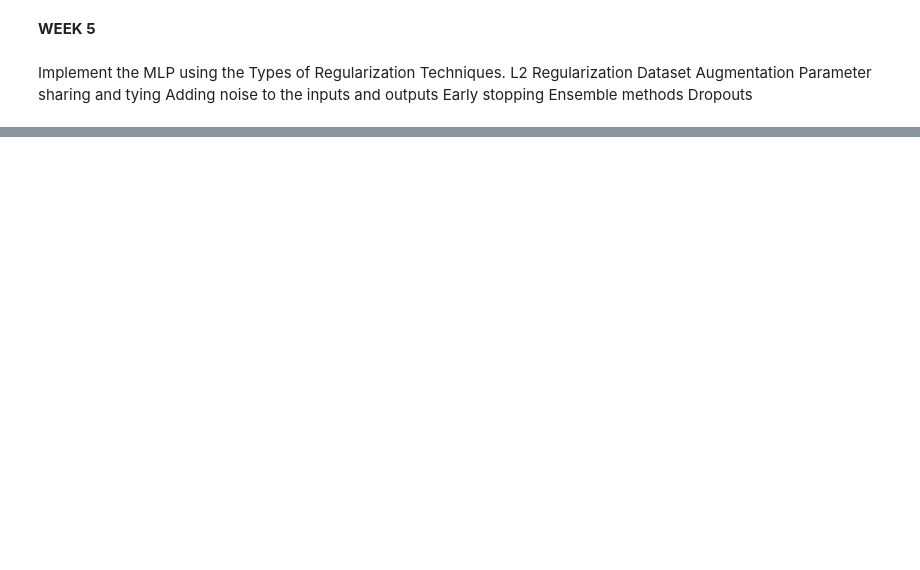
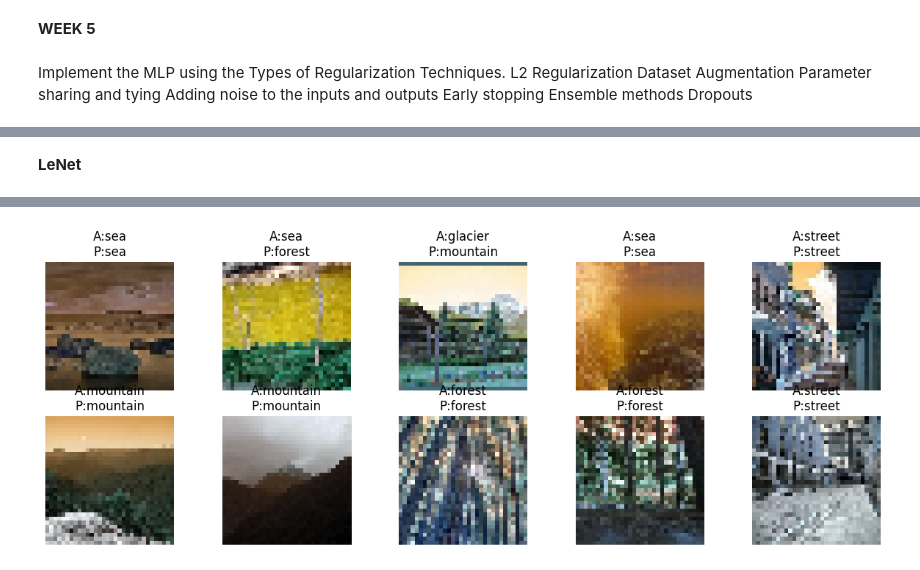
Before and after one commit to RithwikMohan/DeepLearning, a Jupyter notebook: DL_Assignment.ipynb, the cells around one changed output, grey strips where cells are left out. Drawn from its saved outputs; the diff is of its cells as text; code cells hidden in the pictures; blank space fills up the shorter version.

```diff
--- a/DL_Assignment.ipynb
+++ b/DL_Assignment.ipynb
@@ -657,0 +940,70 @@ Parameter Sharing Accuracy: 0.5249999761581421
+# %%
+X_train, X_test, y_train, y_test = train_test_split(
+    X, y, test_size=0.2, stratify=y, random_state=42
+)
+# %%
+def show_predictions(model, X, y, num=10):
+    preds = model.predict(X[:num])
+
+    plt.figure(figsize=(15,5))
+    for i in range(num):
+        plt.subplot(2,5,i+1)
+        plt.imshow(X[i])
+
+        actual = classes[y[i]]
+        pred = classes[np.argmax(preds[i])]
+
+        plt.title(f"A:{actual}\nP:{pred}")
+        plt.axis('off')
+    plt.show()
+# %% [markdown]
+**LeNet**
+# %%
+from tensorflow.keras import layers, models
+
+# 🔹 Define LeNet Model
+def lenet():
+    model = models.Sequential([
+        layers.Input(shape=(32,32,3)),
+
+        layers.Conv2D(6, (5,5), activation='relu'),
+        layers.AveragePooling2D(pool_size=(2,2)),
+
+        layers.Conv2D(16, (5,5), activation='relu'),
+        layers.AveragePooling2D(pool_size=(2,2)),
+
+        layers.Flatten(),
+        layers.Dense(120, activation='relu'),
+        layers.Dense(84, activation='relu'),
+        layers.Dense(len(classes), activation='softmax')
+    ])
+    return model
+
+
+# 🔹 Create Model
+model = lenet()
+
+# 🔹 Compile Model
+model.compile(
+    optimizer='adam',
+    loss='sparse_categorical_crossentropy',
+    metrics=['accuracy']
+)
+
+# 🔥 Train with Validation (IMPORTANT)
+history = model.fit(
+    X_train, y_train,
+    epochs=8,
+    validation_data=(X_test, y_test)
+)
+
+# 🔹 Final Train & Test Accuracy
+train_acc = history.history['accuracy'][-1]
+val_acc = history.history['val_accuracy'][-1]
+
+print("\nFinal Train Accuracy:", train_acc)
+print("Final Test Accuracy:", val_acc)
+
+# 🔹 Show Predictions
+show_predictions(model, X_test, y_test)
+# %% [output]
@@ -657,0 +1030 @@ Parameter Sharing Accuracy: 0.5249999761581421
+[figure, added]
```
Also changed, not shown: parts of 78 cells of this notebook.
